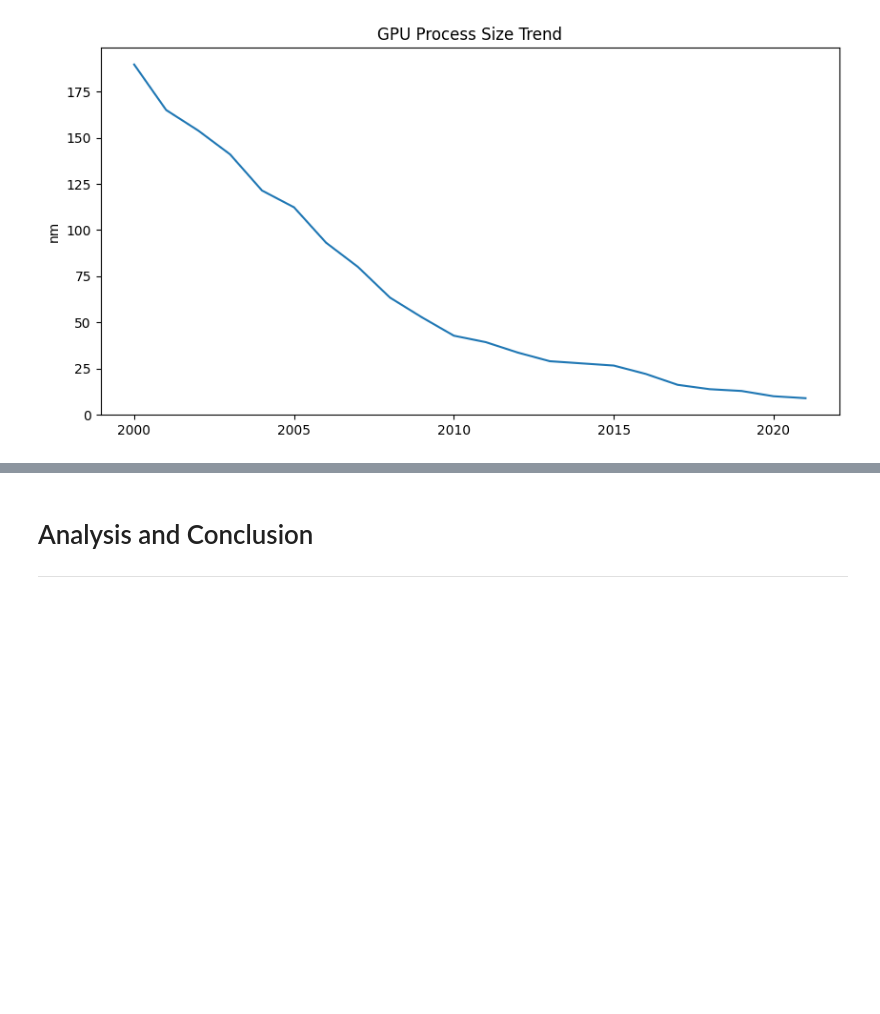
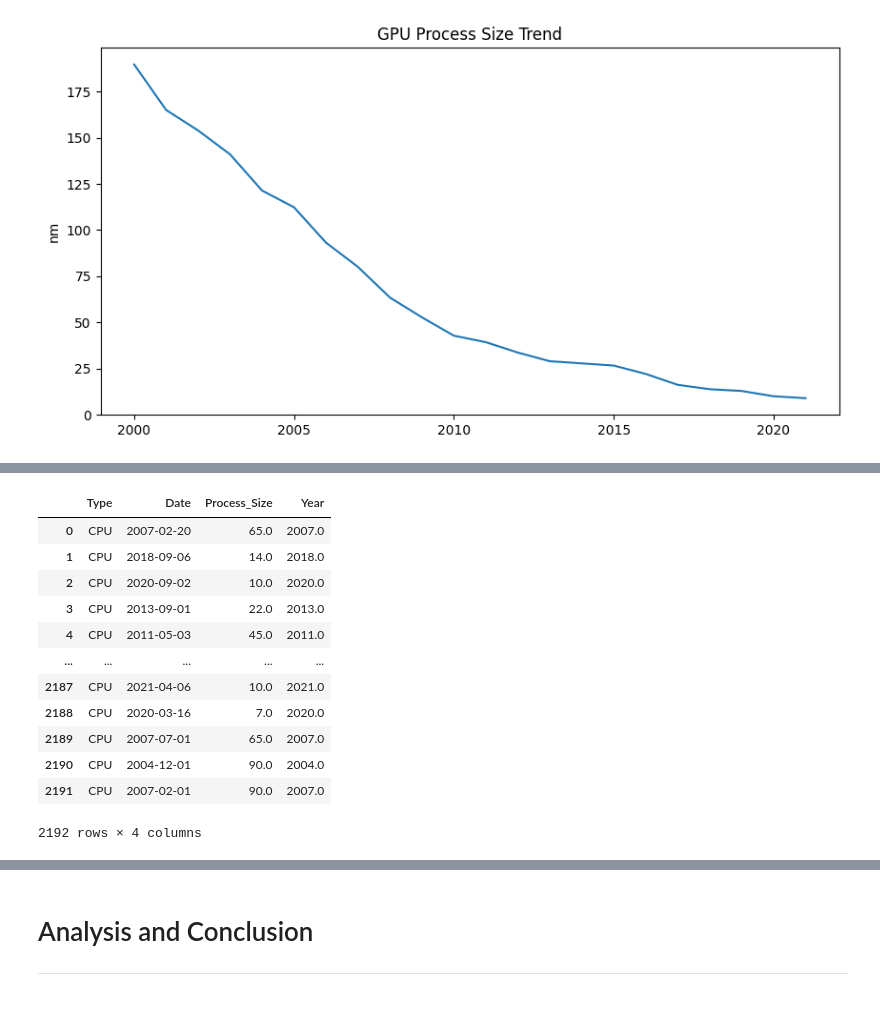
Before and after one commit to elyponzi1/MATHEDA-Punzalan, a Jupyter notebook: MIDTERM/WK8 EDA Activity 2 - Exploratory Data Analysis/Exercise/WK8-Exploratory Data Analysis.ipynb, the cells around one changed output, grey strips where cells are left out. Drawn from its saved outputs; the diff is of its cells as text; code cells hidden in the pictures; blank space fills up the shorter version.

```diff
--- a/MIDTERM/WK7 Data Visualization/Exercise/WK7-Data-Visualization.ipynb
+++ b/MIDTERM/WK8 EDA Activity 2 - Exploratory Data Analysis/Exercise/WK8-Exploratory Data Analysis.ipynb
@@ -241,0 +261,18 @@ plt.show()
+# %%
+df_ps_cpu['Date'] = pd.to_datetime(df_ps_cpu['Date'])
+df_ps_cpu['Year'] = df_ps_cpu['Date'].dt.year
+df_ps_cpu
+# %% [output]
+|  | Type | Date | Process_Size | Year |
+| 0 | CPU | 2007-02-20 | 65.0 | 2007.0 |
+| 1 | CPU | 2018-09-06 | 14.0 | 2018.0 |
+| 2 | CPU | 2020-09-02 | 10.0 | 2020.0 |
+| 3 | CPU | 2013-09-01 | 22.0 | 2013.0 |
+| 4 | CPU | 2011-05-03 | 45.0 | 2011.0 |
+| ... | ... | ... | ... | ... |
+| 2187 | CPU | 2021-04-06 | 10.0 | 2021.0 |
+| 2188 | CPU | 2020-03-16 | 7.0 | 2020.0 |
+| 2189 | CPU | 2007-07-01 | 65.0 | 2007.0 |
+| 2190 | CPU | 2004-12-01 | 90.0 | 2004.0 |
+| 2191 | CPU | 2007-02-01 | 90.0 | 2007.0 |
+2192 rows × 4 columns
```
Also changed, not shown: parts of 12 cells of this notebook, 5 other files.
